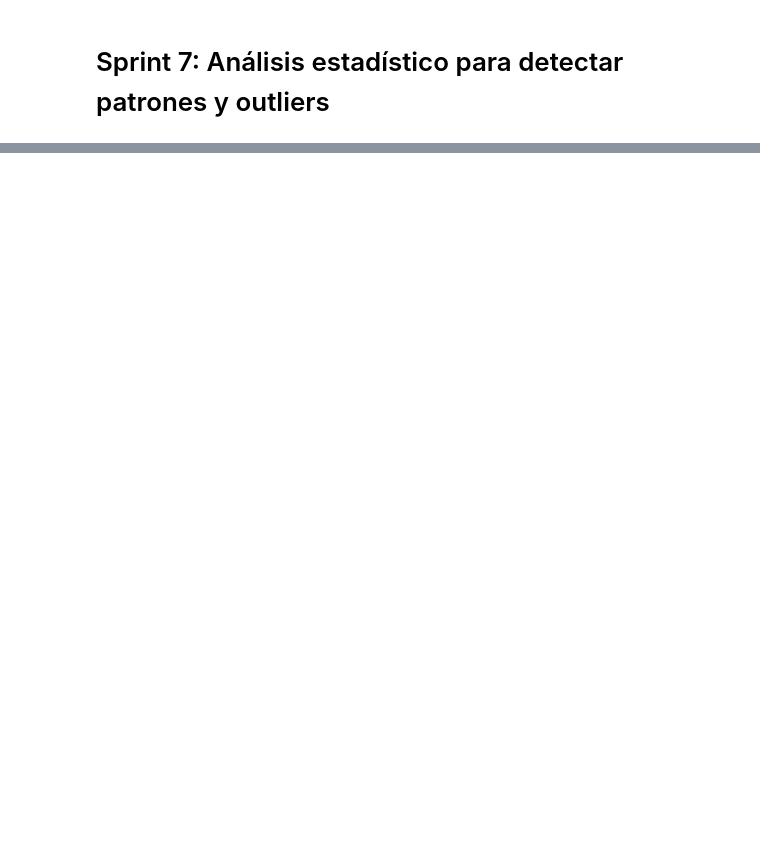
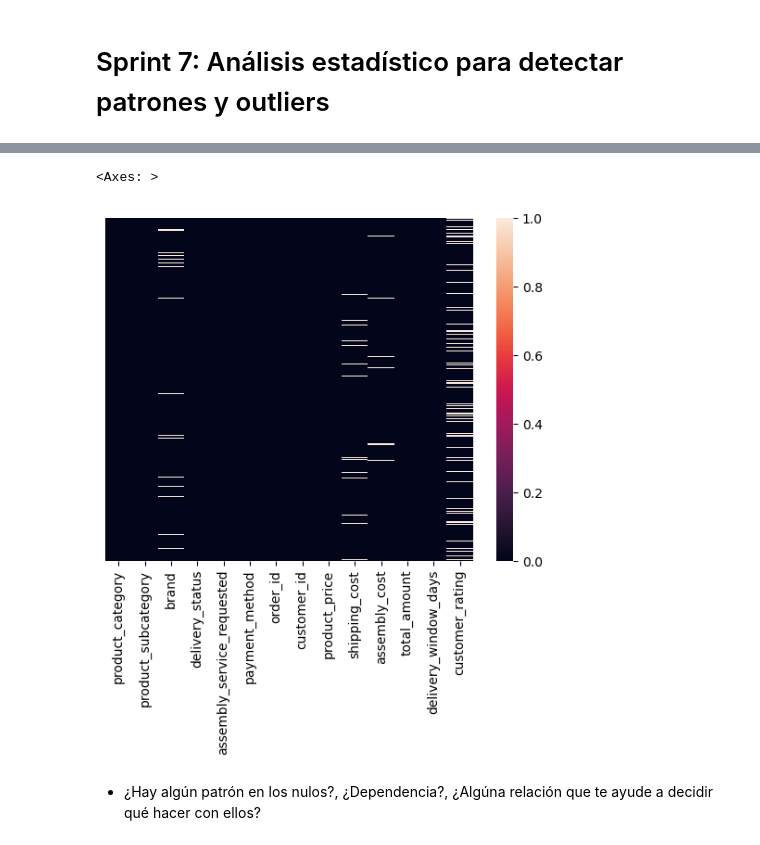
Before and after one commit to gbuvoli/DA_T8, a Jupyter notebook: Sprint7_semana1.ipynb, the cells around one changed output, grey strips where cells are left out. Drawn from its saved outputs; the diff is of its cells as text; code cells hidden in the pictures; blank space fills up the shorter version.

```diff
--- a/Sprint7_semana1.ipynb
+++ b/Sprint7_semana1.ipynb
@@ -476,0 +272,6 @@ pd.read_sql(query, conn)
+# %%
+## Ejercicio: ¿Cuantos valores nulos hay en el dataset de la tienda de muebles online?
+
+df= pd.read_csv('https://raw.githubusercontent.com/gbuvoli/Datasets/refs/heads/main/online_furniture_retailer.csv')
+display(df.head())
+df.info()
@@ -476,0 +364,9 @@ pd.read_sql(query, conn)
+# %%
+# Veamoslo gráficamente
+
+sns.heatmap(df.isnull(),yticklabels=False, xticklabels=True)
+# %% [output]
+<Axes: >
+[figure, added]
+# %% [markdown]
+* ¿Hay algún patrón en los nulos?, ¿Dependencia?, ¿Algúna relación que te ayude a decidir qué hacer con ellos?
```
Also changed, not shown: parts of 95 cells of this notebook, 2 other files.
